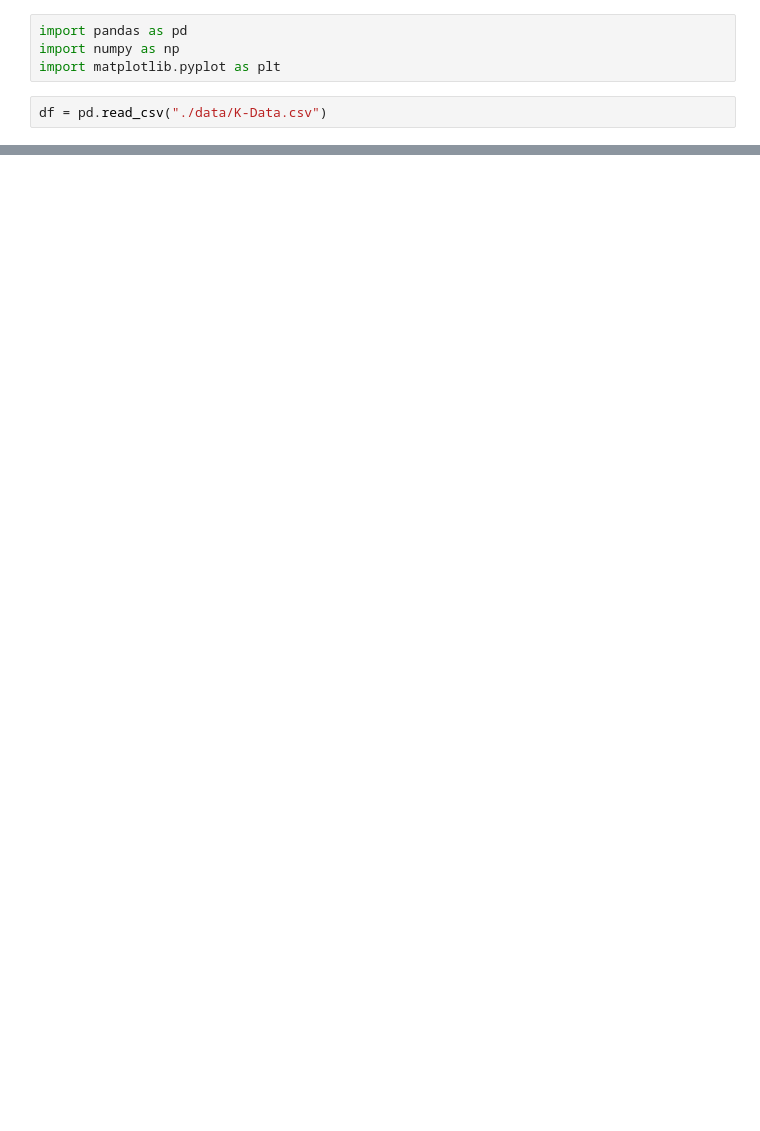
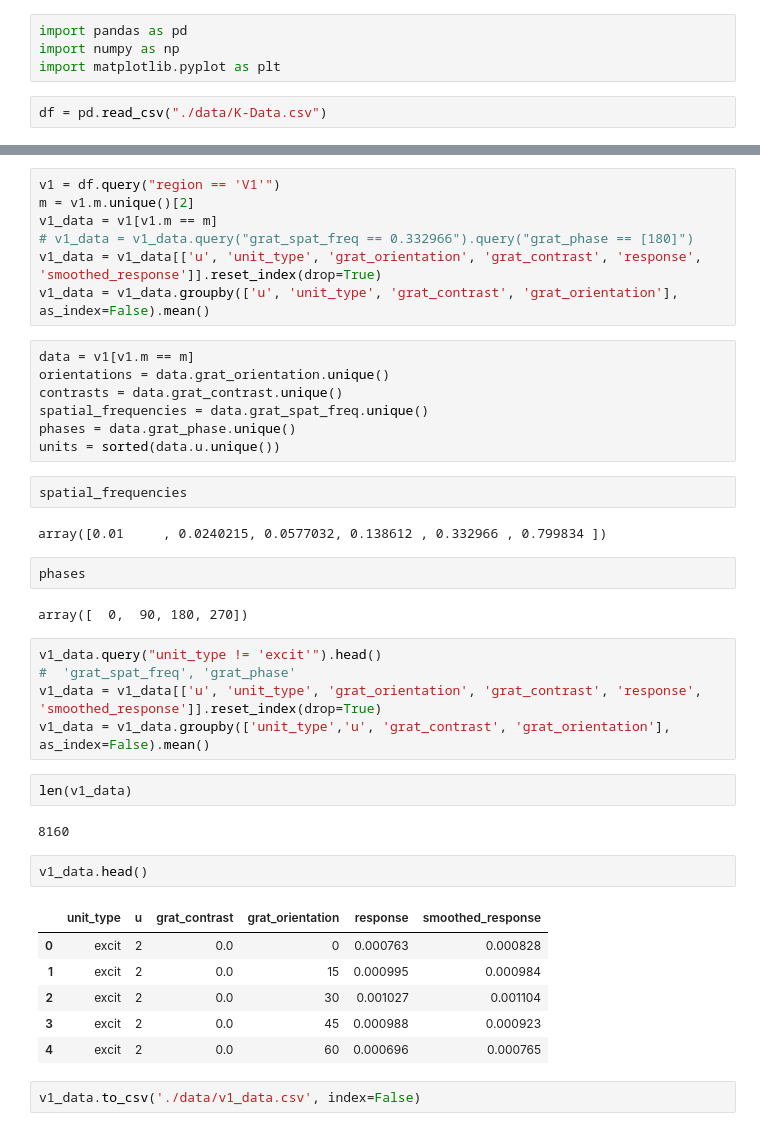
Before and after one commit to paopaoch/Mouse-V1, a Jupyter notebook: mouse.ipynb, the cells around one changed output, grey strips where cells are left out. Saved outputs shown, nothing was run; the diff lists cells and outputs as text; blank space fills up the shorter version.

```diff
--- a/mouse.ipynb
+++ b/mouse.ipynb
@@ -29,0 +18,42 @@ df.head(200)
+# %%
+v1 = df.query("region == 'V1'")
+m = v1.m.unique()[2]
+v1_data = v1[v1.m == m]
+# v1_data = v1_data.query("grat_spat_freq == 0.332966").query("grat_phase == [180]")
+v1_data = v1_data[['u', 'unit_type', 'grat_orientation', 'grat_contrast', 'response', 'smoothed_response']].reset_index(drop=True)
+v1_data = v1_data.groupby(['u', 'unit_type', 'grat_contrast', 'grat_orientation'], as_index=False).mean()
+# %%
+data = v1[v1.m == m]
+orientations = data.grat_orientation.unique()
+contrasts = data.grat_contrast.unique()
+spatial_frequencies = data.grat_spat_freq.unique()
+phases = data.grat_phase.unique()
+units = sorted(data.u.unique())
+# %%
+spatial_frequencies
+# %% [output]
+array([0.01     , 0.0240215, 0.0577032, 0.138612 , 0.332966 , 0.799834 ])
+# %%
+phases
+# %% [output]
+array([  0,  90, 180, 270])
+# %%
+v1_data.query("unit_type != 'excit'").head()
+#  'grat_spat_freq', 'grat_phase'
+v1_data = v1_data[['u', 'unit_type', 'grat_orientation', 'grat_contrast', 'response', 'smoothed_response']].reset_index(drop=True)
+v1_data = v1_data.groupby(['unit_type','u', 'grat_contrast', 'grat_orientation'], as_index=False).mean()
+# %%
+len(v1_data)
+# %% [output]
+8160
+# %%
+v1_data.head()
+# %% [output]
+|  | unit_type | u | grat_contrast | grat_orientation | response | smoothed_response |
+| 0 | excit | 2 | 0.0 | 0 | 0.000763 | 0.000828 |
+| 1 | excit | 2 | 0.0 | 15 | 0.000995 | 0.000984 |
+| 2 | excit | 2 | 0.0 | 30 | 0.001027 | 0.001104 |
+| 3 | excit | 2 | 0.0 | 45 | 0.000988 | 0.000923 |
+| 4 | excit | 2 | 0.0 | 60 | 0.000696 | 0.000765 |
+# %%
+v1_data.to_csv('./data/v1_data.csv', index=False)
```
Also changed, not shown: parts of 13 cells of this notebook, 1 other file.
